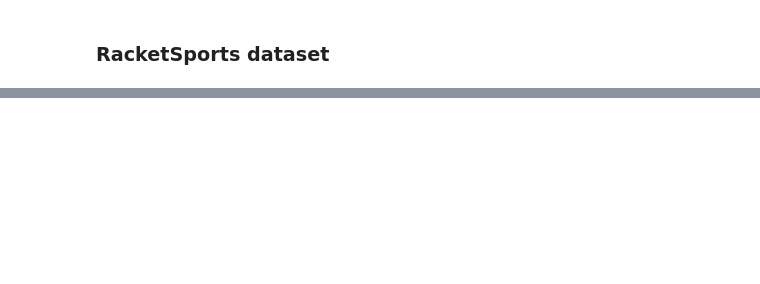
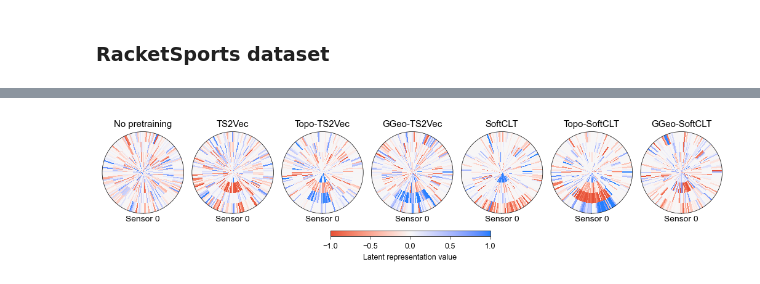
Before and after one commit to Yiru-Jiao/spclt, a Jupyter notebook: figures/visual.ipynb, the cells around one changed output, grey strips where cells are left out. Cells and saved outputs as stored; diff of their text form; code cells hidden in the pictures; blank space fills up the shorter version.

```diff
--- a/figures/visual.ipynb
+++ b/figures/visual.ipynb
@@ -649,0 +1291,6 @@ fig.savefig('RacketSports_latents.pdf', bbox_inches='tight', dpi=600)
+# %%
+loader = 'MacroLSTM'
+sample_idx = 0
+fig = plot_circular_embeddings(loader, sample_idx)
+# %% [output]
+[figure, added]
```
Also changed, not shown: parts of 55 cells of this notebook, 1 other file.
